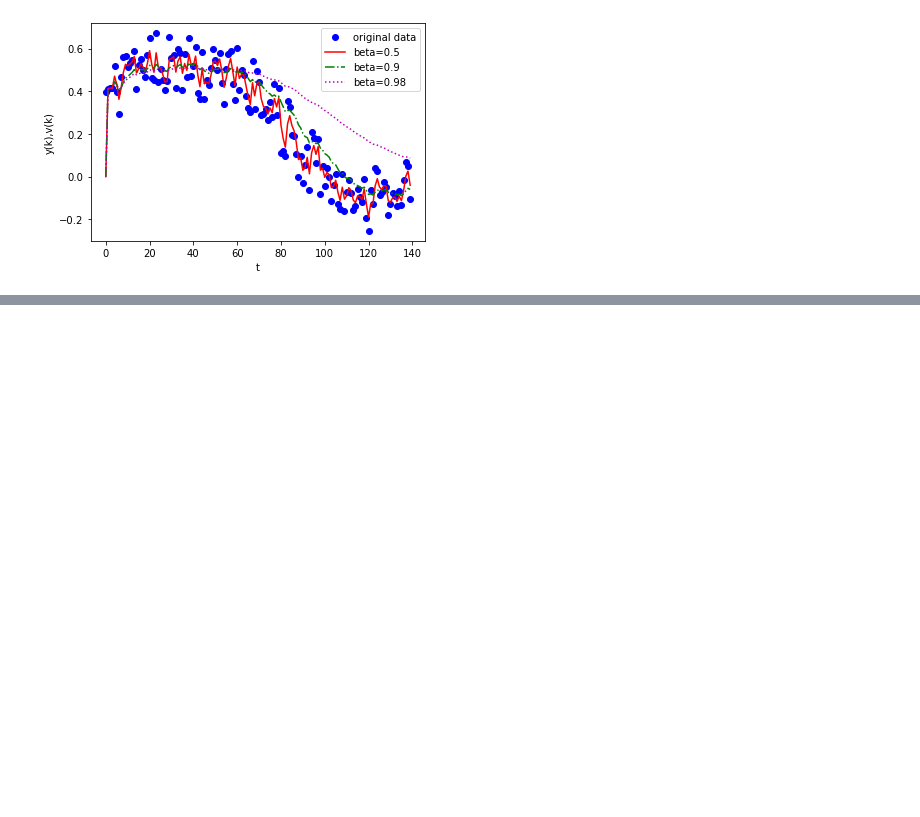
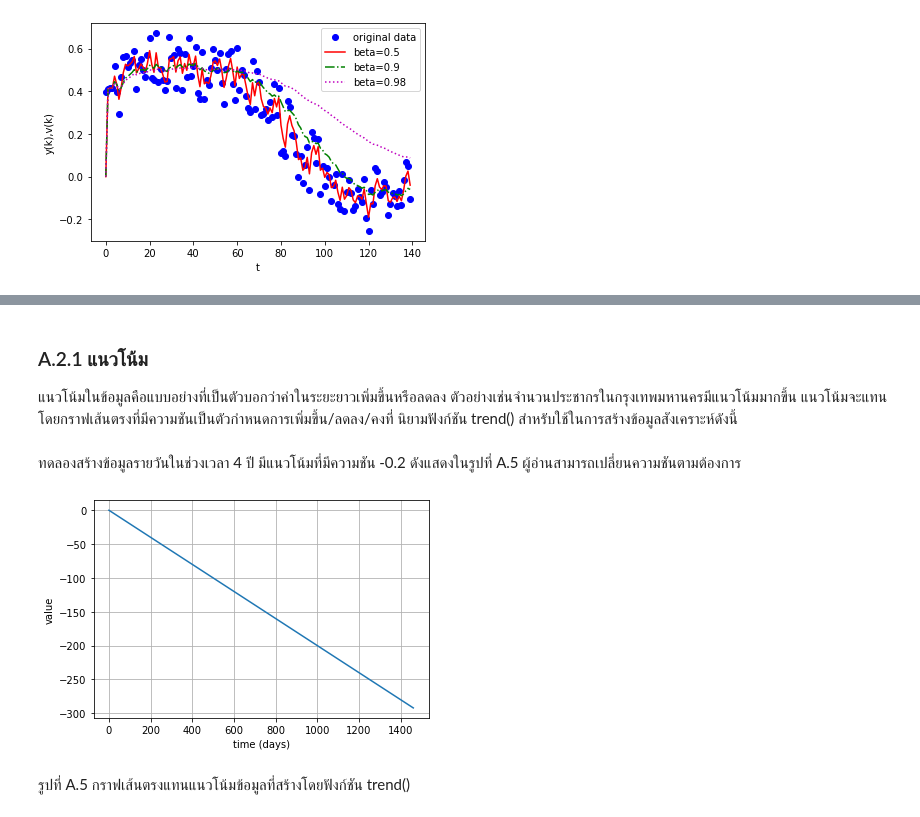
Before and after one commit to dewdotninja/books, a Jupyter notebook: th/anndl/appendixA.ipynb, the cells around one changed output, grey strips where cells are left out. Drawn from its saved outputs; the diff is of its cells as text; code cells hidden in the pictures; blank space fills up the shorter version.

```diff
--- a/th/anndl/appendixA.ipynb
+++ b/th/anndl/appendixA.ipynb
@@ -139,0 +157,26 @@ plt.show()
+# %%
+def plot_series(time, series, format="-", start=0, end=None, label=None,xlabel="time (days)",ylabel="value"):
+    plt.plot(time[start:end], series[start:end], format, label=label)
+    plt.xlabel(xlabel)
+    plt.ylabel(ylabel)
+    if label:
+        plt.legend(fontsize=14)
+    plt.grid(True)
+# %% [markdown]
+### A.2.1 แนวโน้ม
+
+แนวโน้มในข้อมูลคือแบบอย่างที่เป็นตัวบอกว่าค่าในระยะยาวเพิ่มขึ้นหรือลดลง ตัวอย่างเช่นจำนวนประชากรในกรุงเทพมหานครมีแนวโน้มมากขึ้น
+แนวโน้มจะแทนโดยกราฟเส้นตรงที่มีความชันเป็นตัวกำหนดการเพิ่มขึ้น/ลดลง/คงที่ นิยามฟังก์ชัน trend() สำหรับใช้ในการสร้างข้อมูลสังเคราะห์ดังนี้
+# %%
+def trend(t, slope=0):
+    return slope * t
+# %% [markdown]
+ทดลองสร้างข้อมูลรายวันในช่วงเวลา 4 ปี มีแนวโน้มที่มีความชัน -0.2 ดังแสดงในรูปที่ A.5 ผู้อ่านสามารถเปลี่ยนความชันตามต้องการ
+# %%
+time = np.arange(4 * 365 + 1)
+y_trend = trend(time, -0.2)
+plot_series(time, y_trend)
+# %% [output]
+[figure, added]
+# %% [markdown]
+รูปที่ A.5 กราฟเส้นตรงแทนแนวโน้มข้อมูลที่สร้างโดยฟังก์ชัน trend()
```
Also changed, not shown: parts of 86 cells of this notebook.
